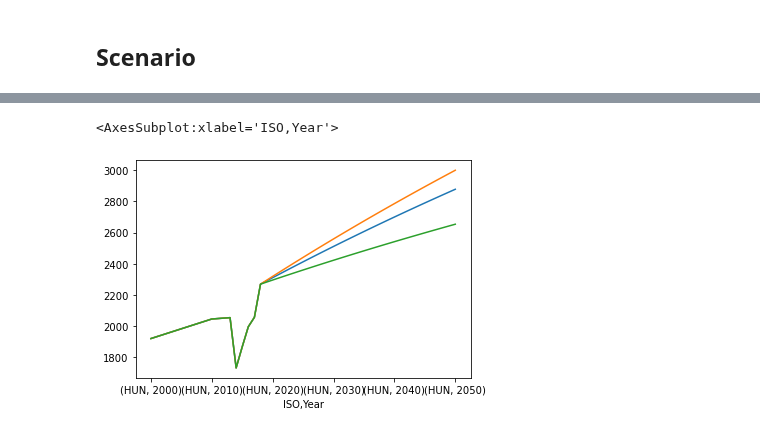
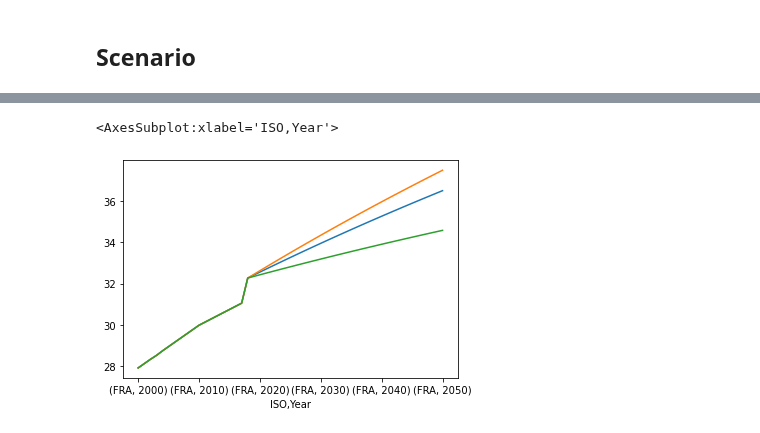
Before and after one commit to simonzabrocki/GraphModels, a Jupyter notebook: notebooks/BE2_development.ipynb, the cells around one changed output, grey strips where cells are left out. Saved outputs shown, nothing was run; the diff lists cells and outputs as text; code cells hidden in the pictures.

Commit message:
add projection scripts

```diff
--- a/notebooks/BE2_development.ipynb
+++ b/notebooks/BE2_development.ipynb
@@ -146,11 +86,13 @@ def run_BE2_scenario(data_dict, FDKGi_target=1, FLOi_target=1, CYi_target=1, R_r
 # %%
-%%time
-
-ISO = 'HUN'
+ISO = 'FRA'
 data_dict_filtered = {k: v.loc[ISO, 2000:] for k, v in data_dict.items()}
 
-proj_data_dict = run_BE2_projection(data_dict_filtered)
+list_of_scenarios = [dict(FDKGi_target=0.9, FLOi_target=0.8, CYi_target=1.1, R_rate=120),
+                     dict(FDKGi_target=0.5, FLOi_target=0.5, CYi_target=1.1, R_rate=120),
+                     dict(FDKGi_target=1.5, FLOi_target=1.5, CYi_target=1.1, R_rate=120)]
 
-s_1 = run_BE2_scenario(proj_data_dict, FDKGi_target=0.9, FLOi_target=0.8, CYi_target=1.1, R_rate=120)
-s_2 = run_BE2_scenario(proj_data_dict, FDKGi_target=0.5, FLOi_target=0.5, CYi_target=1.1, R_rate=120)
-s_3 = run_BE2_scenario(proj_data_dict, FDKGi_target=1.5, FLOi_target=1.5, CYi_target=1.1, R_rate=120)
+simulation_results = run_scenario_list(scenario_function=BE2_scenario.run_scenario,
+                                       list_of_scenarios=list_of_scenarios,
+                                       projection_dictionnary=BE2_scenario.projection_dict,
+                                       data_dict=data_dict_filtered
+                                      )
@@ -176,7 +99,7 @@ Name: CYi, Length: 92, dtype: float64
-# %%
-s_1['FL_RF'].plot()
-s_2['FL_RF'].plot()
-s_3['FL_RF'].plot()
-# %% [output]
-<AxesSubplot:xlabel='ISO,Year'>
-[figure, removed]
+# %%
+simulation_results['scenario_0']['BE2'].plot()
+simulation_results['scenario_1']['BE2'].plot()
+simulation_results['scenario_2']['BE2'].plot()
+# %% [output]
+<AxesSubplot:xlabel='ISO,Year'>
+[figure, added]
```
Also changed, not shown: parts of 8 cells of this notebook, 7 other files.
